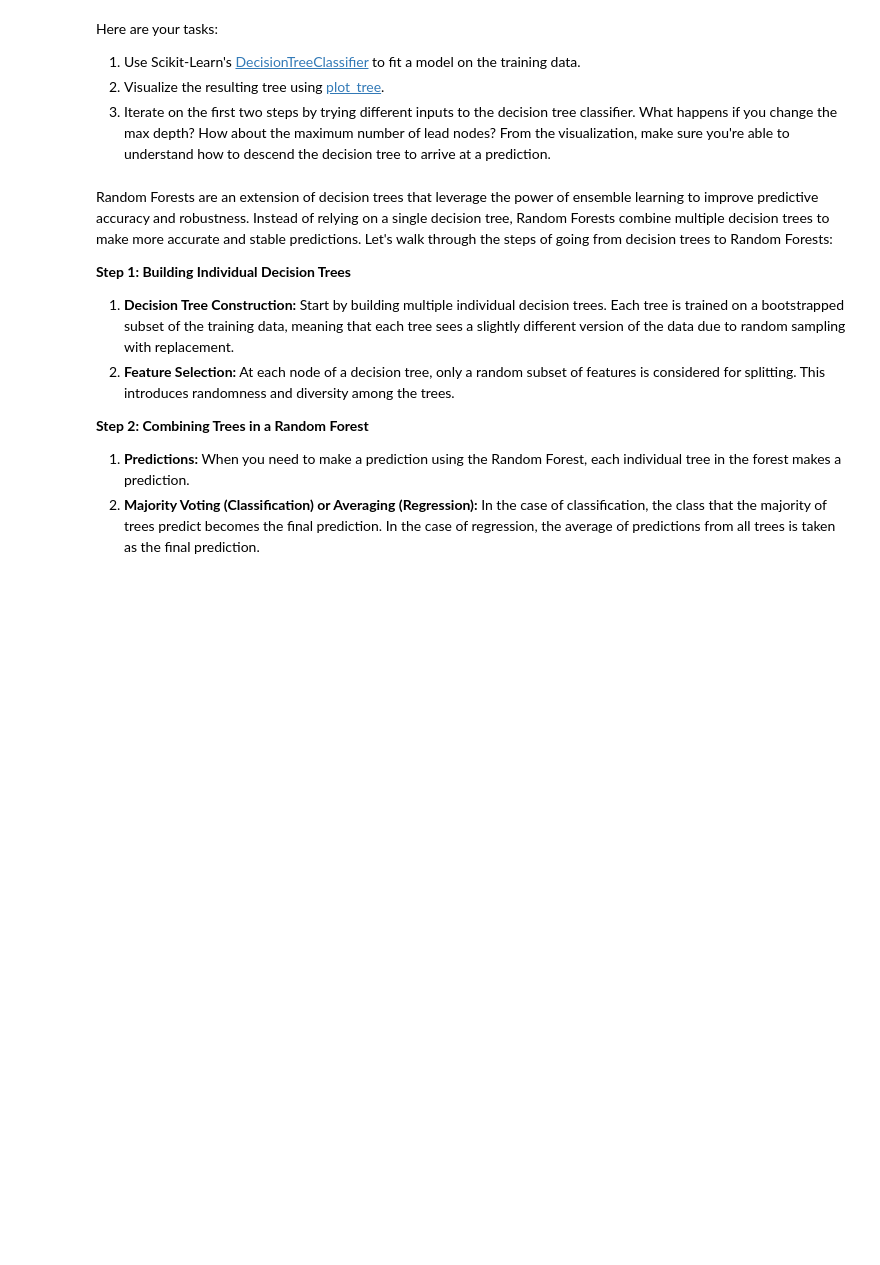
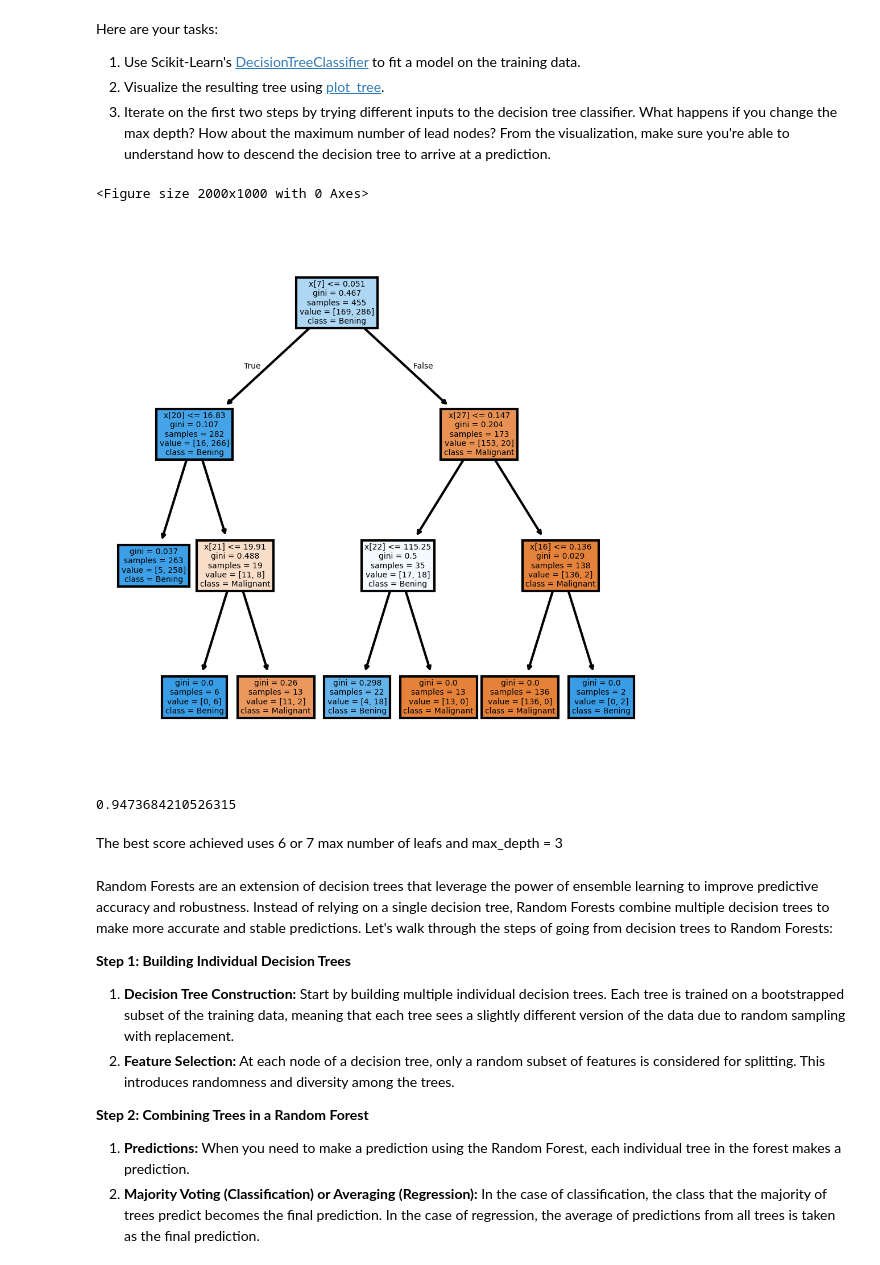
Before and after one commit to beltranster/mbm, a Jupyter notebook: Student_MLE_MiniProject_Trees_and_Forests.ipynb, the cells around one changed output. Cells and saved outputs as stored; diff of their text form; code cells hidden in the pictures; blank space fills up the shorter version.

```diff
--- a/Student_MLE_MiniProject_Trees_and_Forests.ipynb
+++ b/Student_MLE_MiniProject_Trees_and_Forests.ipynb
@@ -102,3 +110,5 @@ Here are your tasks:
 3. Iterate on the first two steps by trying different inputs to the decision tree classifier. What happens if you change the max depth? How about the maximum number of lead nodes? From the visualization, make sure you're able to understand how to descend the decision tree to arrive at a prediction.
 # %%
 # Create a Decision Tree model
+dtm = DecisionTreeClassifier(max_depth=3, max_leaf_nodes= 7)
+dmt_fit = dtm.fit(X_train, y_train)
@@ -107,3 +115,19 @@ Here are your tasks:
+# %%
+# Visualize the Decision Tree
+plt.figure(figsize=(20,10))
+fig, axes = plt.subplots(nrows = 1, ncols = 1, figsize = (4,4), dpi = 300)
+plot_tree(dmt_fit,filled=True, class_names=['Malignant', 'Bening'])
+plt.show()
+# %% [output]
+<Figure size 2000x1000 with 0 Axes>
+[figure, added]
+# %%
+#checking performance of this first test
+dtm.score(X_test, y_test)
+# %% [output]
+0.9473684210526315
+# %% [markdown]
+The best score achieved uses 6 or 7 max number of leafs and max_depth = 3
 # %% [markdown]
 Random Forests are an extension of decision trees that leverage the power of ensemble learning to improve predictive accuracy and robustness. Instead of relying on a single decision tree, Random Forests combine multiple decision trees to make more accurate and stable predictions. Let's walk through the steps of going from decision trees to Random Forests:
 
```
Also changed, not shown: parts of 7 cells of this notebook.
